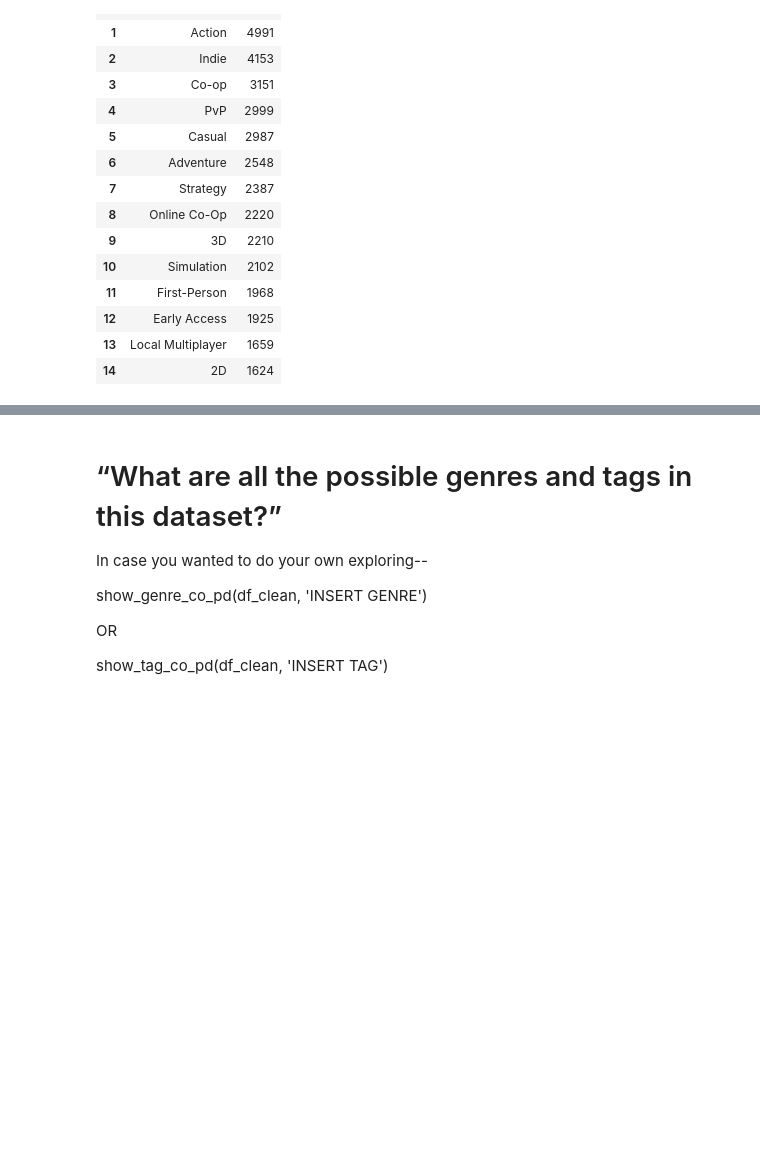
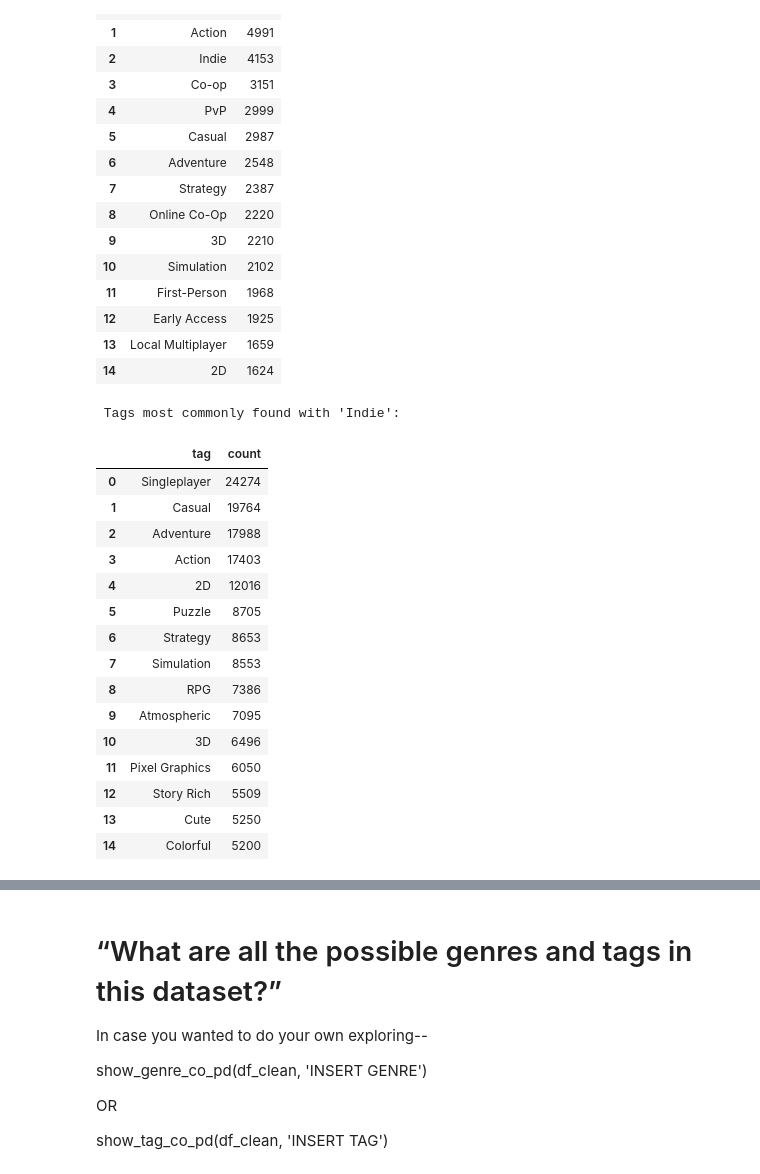
Before and after one commit to lngo916/DSC-288R-Capstone-Final-Project, a Jupyter notebook: notebooks/Capstone_games_EDA.ipynb, the cells around one changed output, grey strips where cells are left out. Drawn from its saved outputs; the diff is of its cells as text; code cells hidden in the pictures; blank space fills up the shorter version.

```diff
--- a/notebooks/Capstone_games_EDA.ipynb
+++ b/notebooks/Capstone_games_EDA.ipynb
@@ -578,3 +743,24 @@ show_tag_co_pd(df_clean, 'Multiplayer')
 | 12 | Early Access | 1925 |
 | 13 | Local Multiplayer | 1659 |
 | 14 | 2D | 1624 |
+# %%
+# tags related to Indie
+show_tag_co_pd(df_clean, 'Indie')
+# %% [output]
+ Tags most commonly found with 'Indie':
+|  | tag | count |
+| 0 | Singleplayer | 24274 |
+| 1 | Casual | 19764 |
+| 2 | Adventure | 17988 |
+| 3 | Action | 17403 |
+| 4 | 2D | 12016 |
+| 5 | Puzzle | 8705 |
+| 6 | Strategy | 8653 |
+| 7 | Simulation | 8553 |
+| 8 | RPG | 7386 |
+| 9 | Atmospheric | 7095 |
+| 10 | 3D | 6496 |
+| 11 | Pixel Graphics | 6050 |
+| 12 | Story Rich | 5509 |
+| 13 | Cute | 5250 |
+| 14 | Colorful | 5200 |
```
Also changed, not shown: parts of 21 cells of this notebook.
